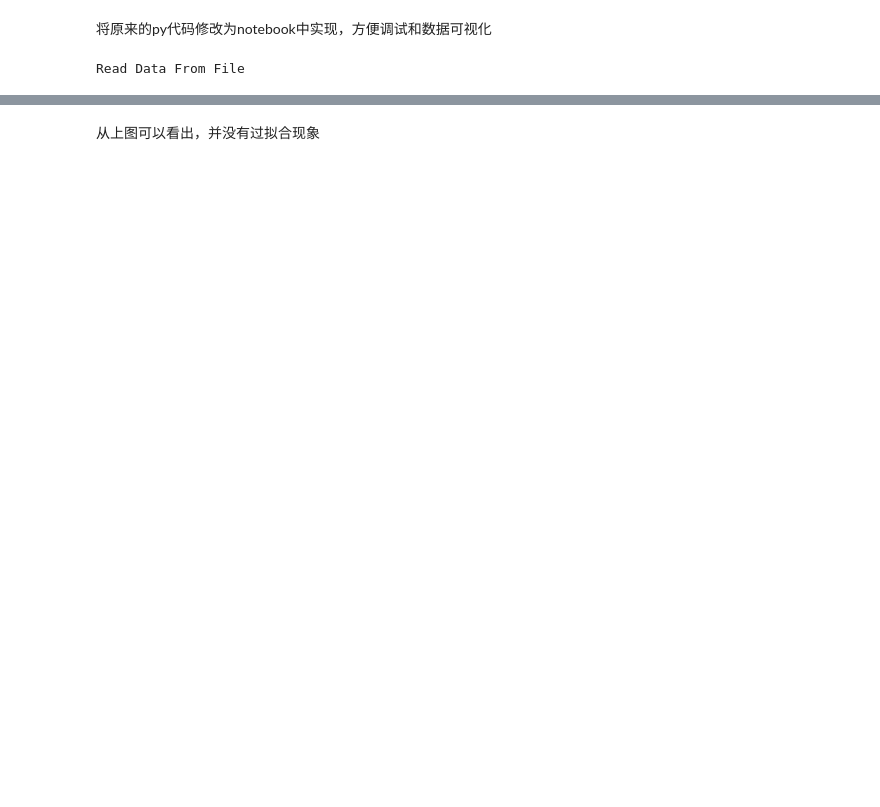
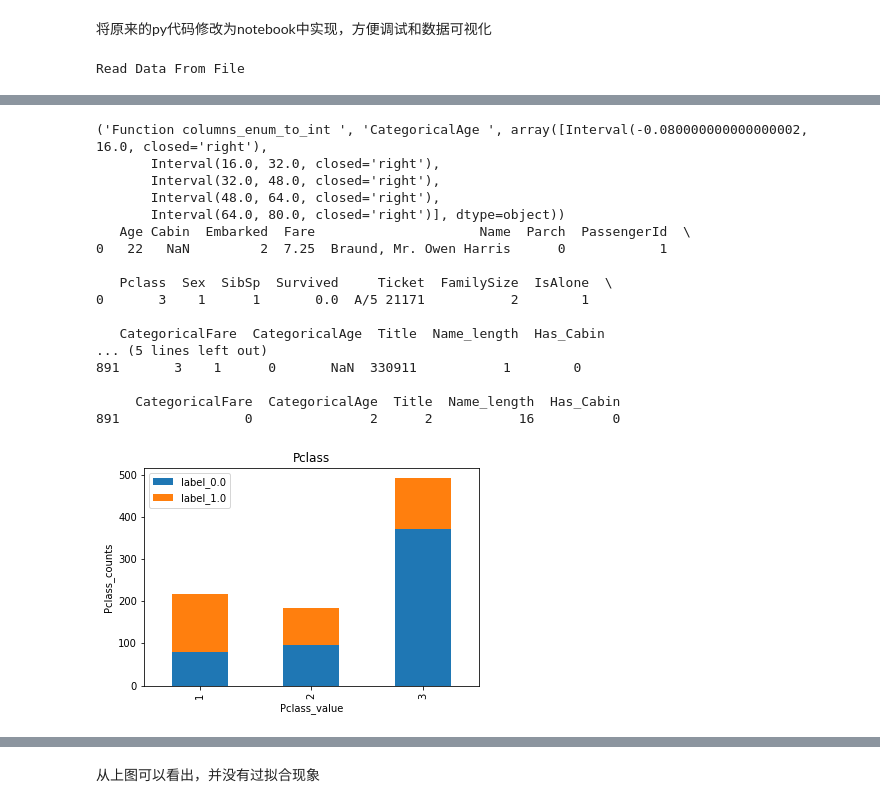
Before and after one commit to Jahvey/PYTHON_kaggle_titanic, a Jupyter notebook: my titanic.ipynb, the cells around one changed output, grey strips where cells are left out. Saved outputs shown, nothing was run; the diff lists cells and outputs as text; code cells hidden in the pictures; blank space fills up the shorter version.

```diff
--- a/my titanic.ipynb
+++ b/my titanic.ipynb
@@ -561,0 +553,62 @@ for dataset in full_data:
+# %%
+import re as re
+print ('Feature Perprocessing')
+
+train_passengerId=data_train['PassengerId']
+test_passengerId=data_test['PassengerId']
+data_full=data_train.append(data_test, ignore_index=True)
+
+# print full_data.shape
+# print full_data.head()
+# print full_data.tail()
+data_full['SibSp']=data_full['SibSp'].fillna(0)
+data_full['Parch']=data_full['Parch'].fillna(0)
+data_full['FamilySize'] = data_full['SibSp'] + data_full['Parch'] + 1
+data_full['IsAlone'] = data_full.apply(lambda x:0 if x['FamilySize']==1 else 1,axis=1)
+data_full['Embarked'] = data_full['Embarked'].fillna('S')
+data_full['Fare'] = data_full['Fare'].fillna(data_train['Fare'].median())
+data_full['CategoricalFare'] = pd.qcut(data_full['Fare'], 4)
+
+age_avg = data_full['Age'].mean()
+age_std = data_full['Age'].std()
+age_null_count = data_full['Age'].isnull().sum()
+age_null_random_list = np.random.randint(age_avg - age_std, age_avg + age_std, size=age_null_count)
+data_full['Age'][np.isnan(data_full['Age'])] = age_null_random_list
+data_full['Age'] = data_full['Age'].astype(int)
+data_full['CategoricalAge'] = pd.cut(data_full['Age'], 5)
+
+
+def get_title(name):
+	title_search = re.search(' ([A-Za-z]+)\.', name)
+	# If the title exists, extract and return it.
+	if title_search:
+		return title_search.group(1)
+	return ""
+
+data_full['Title'] = data_full['Name'].apply(get_title)
+data_full['Title'] = data_full['Title'].replace(['Lady', 'Countess','Capt', 'Col',\
+'Don', 'Dr', 'Major', 'Rev', 'Sir', 'Jonkheer', 'Dona'], 'Rare').replace('Mlle', 'Miss').replace('Ms', 'Miss').replace('Mme', 'Mrs')
+data_full['Title'] = data_full['Title'].fillna(0)
+data_full['Name_length'] = data_full['Name'].apply(len)
+data_full['Has_Cabin'] = data_full["Cabin"].apply(lambda x: 0 if type(x) == float else 1)
+FeatureEngineerTools.columns_enum_to_int(data_train=data_full,columns=['Sex','Embarked','Title','CategoricalFare','CategoricalAge'])
+
+data_train=data_full[data_full['PassengerId'].isin(train_passengerId)]
+data_test=data_full[data_full['PassengerId'].isin(test_passengerId)]
+print data_train.head(1)
+print data_test.head(1)
+
+#属性和分类目标的相关性
+columns=['Pclass','SibSp','Parch','Embarked','Sex','FamilySize','IsAlone','CategoricalFare','CategoricalAge','Title']
+label='Survived'
+for column in columns:
+    FeatureEngineerTools.show_corr_disper_label(data_train,column,label)
+
+columns=['Age','Fare']
+label='Survived'
+for column in columns:
+    FeatureEngineerTools.show_corr_contin_label(data_train,column,label)
+
+for column in columns:
+    FeatureEngineerTools.show_corr_int_label(data_train,column,label)
+# %% [output]
@@ -561,0 +626,18 @@ for dataset in full_data:
+('Function columns_enum_to_int ', 'CategoricalAge ', array([Interval(-0.080000000000000002, 16.0, closed='right'),
+       Interval(16.0, 32.0, closed='right'),
+       Interval(32.0, 48.0, closed='right'),
+       Interval(48.0, 64.0, closed='right'),
+       Interval(64.0, 80.0, closed='right')], dtype=object))
+   Age Cabin  Embarked  Fare                     Name  Parch  PassengerId  \
+0   22   NaN         2  7.25  Braund, Mr. Owen Harris      0            1
+
+   Pclass  Sex  SibSp  Survived     Ticket  FamilySize  IsAlone  \
+0       3    1      1       0.0  A/5 21171           2        1
+
+   CategoricalFare  CategoricalAge  Title  Name_length  Has_Cabin
+... (5 lines left out)
+891       3    1      0       NaN  330911           1        0
+
+     CategoricalFare  CategoricalAge  Title  Name_length  Has_Cabin
+891                0               2      2           16          0
+[figure, added]
```
Also changed, not shown: parts of 16 cells of this notebook.
